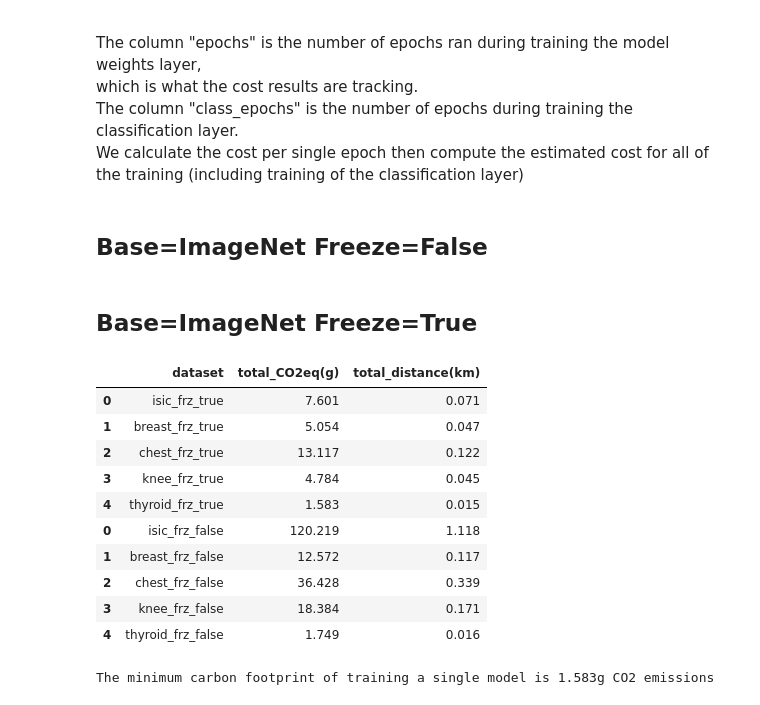
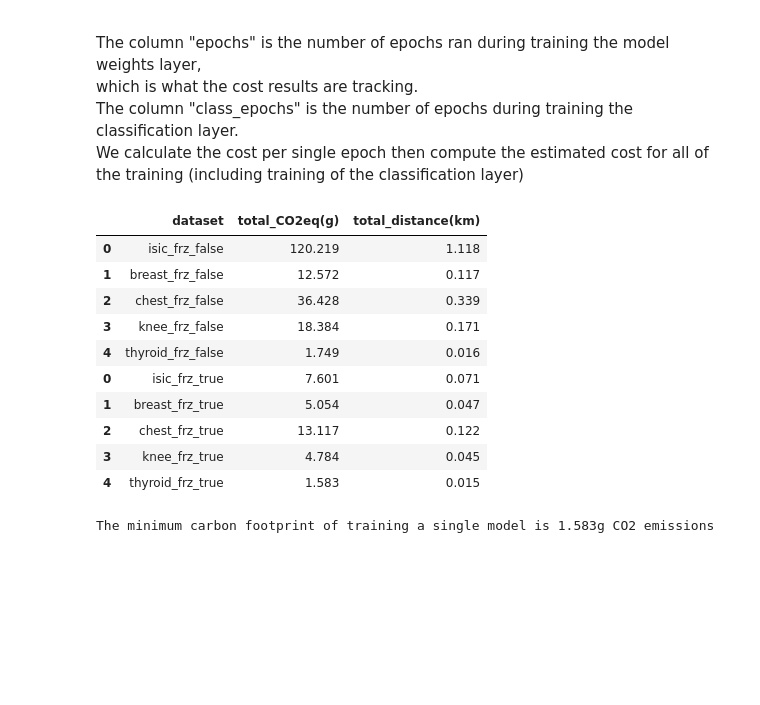
Before and after one commit to Xannadoo/carbon-cost-kaggle, a Jupyter notebook: carbonFootprintResults.ipynb, the cells around one changed output. Saved outputs shown, nothing was run; the diff lists cells and outputs as text; code cells hidden in the pictures; blank space fills up the shorter version.

```diff
--- a/carbonFootprintResults.ipynb
+++ b/carbonFootprintResults.ipynb
@@ -141,28 +141,32 @@ The column "epochs" is the number of epochs ran during training the model weight
 which is what the cost results are tracking.<br>
 The column "class_epochs" is the number of epochs during training the classification layer.<br>
 We calculate the cost per single epoch then compute the estimated cost for all of the training (including training of the classification layer)
-# %% [markdown]
-## Base=ImageNet Freeze=False
+# %%
+# Load results file with Base=ImageNet and Freeze=False
+rt_frz_false_file = PATH+"rt_imagenet_frzfalse_results.csv"
+rt_frz_false = pd.read_csv(rt_frz_false_file)
+
+# Load results file with Base=ImageNet and Freeze=True
+rt_frz_true_file = PATH+"rt_imagenet_frztrue_results.csv"
+rt_frz_true = pd.read_csv(rt_frz_true_file)
+
+# Add string to dataset name
+rt_frz_false["dataset"] = rt_frz_false["dataset"].astype(str) + "_frz_false"
+rt_frz_true["dataset"] = rt_frz_true["dataset"].astype(str) + "_frz_true"
+
+# Combine datasets
+revisit_transfer = pd.concat([rt_frz_false, rt_frz_true])
 # %%
-# Load results file
-rt_frz_false_file = PATH+"rt_imagenet_frzfalse_results.csv"
-rt_frz_false = pd.read_csv(rt_frz_false_file)
-
-# Add string to dataset name
-rt_frz_false["dataset"] = rt_frz_false["dataset"].astype(str) + "_frz_false"
-
 # Calculate total epochs ran
-rt_frz_false["total_epochs"] = rt_frz_false["epochs"] + rt_frz_false["class_epochs"]
+revisit_transfer["total_epochs"] = revisit_transfer["epochs"] + revisit_transfer["class_epochs"]
 
 # Get CO2eq and distance per single epoch
-rt_frz_false["CO2eq(g)/e"] = rt_frz_false["CO2eq(g)"] / rt_frz_false["epochs"]
-rt_frz_false["distance(km)/e"] = rt_frz_false["distance(km)"] / rt_frz_false["epochs"]
+revisit_transfer["CO2eq(g)/e"] = revisit_transfer["CO2eq(g)"] / revisit_transfer["epochs"]
+revisit_transfer["distance(km)/e"] = revisit_transfer["distance(km)"] / revisit_transfer["epochs"]
 
 # Get Total CO2eq and distance per model
-rt_frz_false["total_CO2eq(g)"] = rt_frz_false["CO2eq(g)/e"] * rt_frz_false["total_epochs"]
-rt_frz_false["total_distance(km)"] = rt_frz_false["distance(km)/e"] * rt_frz_false["total_epochs"]
+revisit_transfer["total_CO2eq(g)"] = revisit_transfer["CO2eq(g)/e"] * revisit_transfer["total_epochs"]
+revisit_transfer["total_distance(km)"] = revisit_transfer["distance(km)/e"] * revisit_transfer["total_epochs"]
 
 # Round values
-rt_frz_false[["total_CO2eq(g)","total_distance(km)"]] = rt_frz_false[["total_CO2eq(g)","total_distance(km)"]].round(3)
+revisit_transfer[["total_CO2eq(g)","total_distance(km)"]] = revisit_transfer[["total_CO2eq(g)","total_distance(km)"]].round(3)
-# %% [markdown]
-## Base=ImageNet Freeze=True
@@ -193,20 +173,17 @@ rt_frz_true[["total_CO2eq(g)","total_distance(km)"]] = rt_frz_true[["total_CO2eq
 # %%
-# Concat both revisiting transfer datasets (freeze=true and freeze=false)
-revisit_transfer = pd.concat([rt_frz_true, rt_frz_false])
-
 # Show just the total columns
 revisit_transfer[["dataset","total_CO2eq(g)","total_distance(km)"]]
 # %% [output]
 |  | dataset | total_CO2eq(g) | total_distance(km) |
+| 0 | isic_frz_false | 120.219 | 1.118 |
+| 1 | breast_frz_false | 12.572 | 0.117 |
+| 2 | chest_frz_false | 36.428 | 0.339 |
+| 3 | knee_frz_false | 18.384 | 0.171 |
+| 4 | thyroid_frz_false | 1.749 | 0.016 |
 | 0 | isic_frz_true | 7.601 | 0.071 |
 | 1 | breast_frz_true | 5.054 | 0.047 |
 | 2 | chest_frz_true | 13.117 | 0.122 |
 | 3 | knee_frz_true | 4.784 | 0.045 |
 | 4 | thyroid_frz_true | 1.583 | 0.015 |
-| 0 | isic_frz_false | 120.219 | 1.118 |
-| 1 | breast_frz_false | 12.572 | 0.117 |
-| 2 | chest_frz_false | 36.428 | 0.339 |
-| 3 | knee_frz_false | 18.384 | 0.171 |
-| 4 | thyroid_frz_false | 1.749 | 0.016 |
 # %%
 min_train_cost_CO2 = revisit_transfer['total_CO2eq(g)'].min()
```
Also changed, not shown: parts of 17 cells of this notebook.
